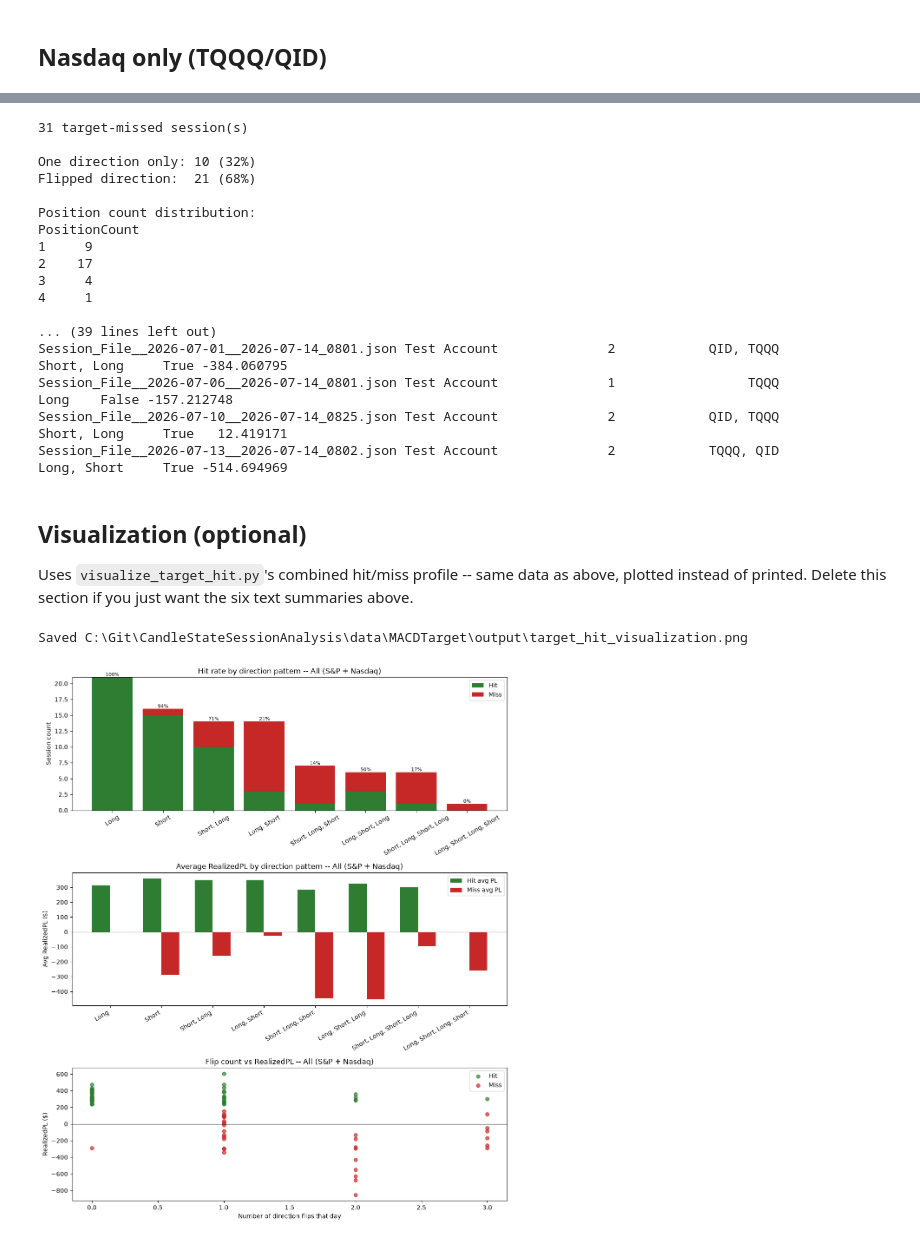
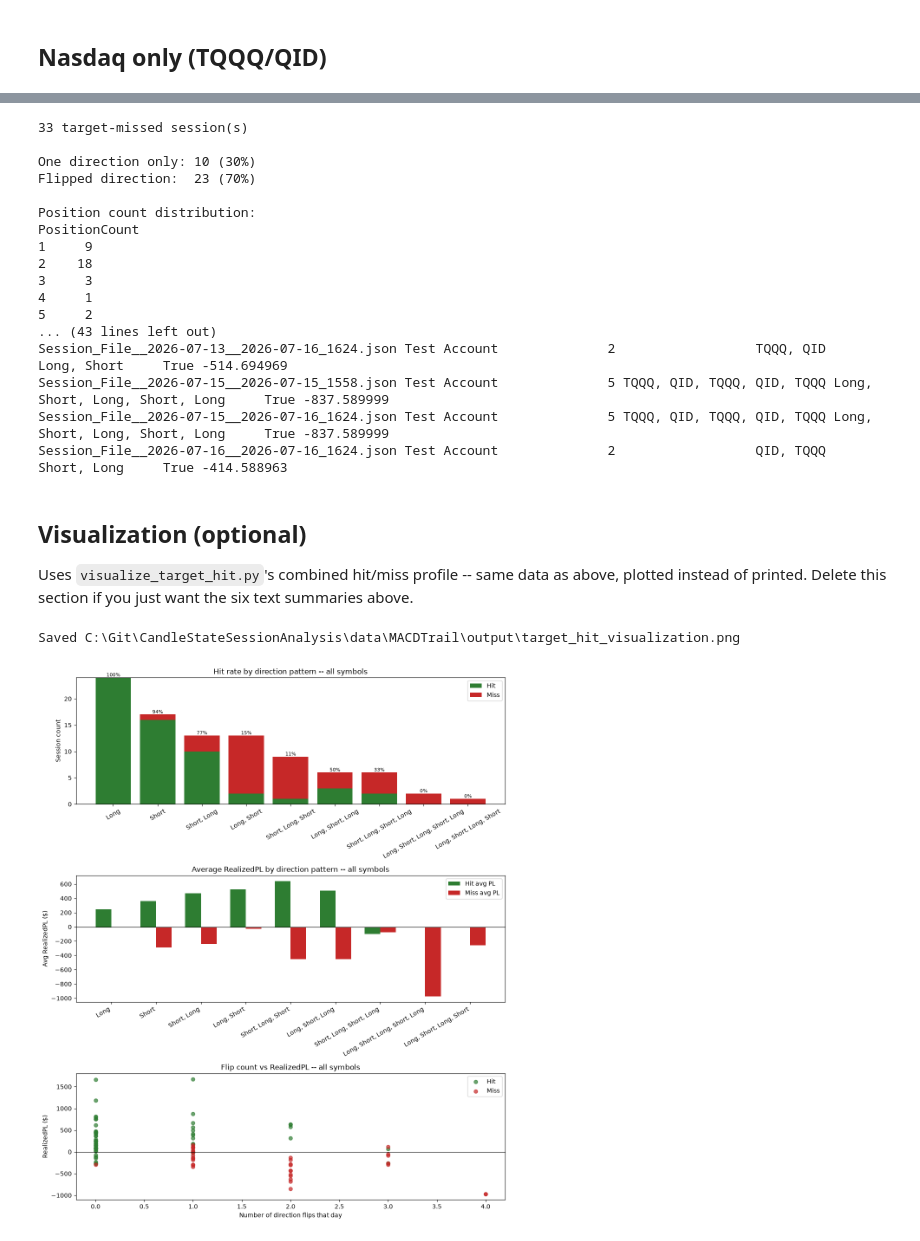
Before and after one commit to vze23c3q/CandleStateSessionAnalysis, a Jupyter notebook: notebooks/analyze_target_hit.ipynb, the cells around one changed output, grey strips where cells are left out. Cells and saved outputs as stored; diff of their text form; code cells hidden in the pictures.

Commit message:
Working on visuals

```diff
--- a/notebooks/analyze_target_hit.ipynb
+++ b/notebooks/analyze_target_hit.ipynb
@@ -7,7 +7,6 @@ x Hit / Miss) in one place, instead of six separate terminal calls.
 Edit `OUTPUT_FOLDER` below to point at your `parse_sessions.py` output
 folder, then run all cells.
 # %%
-
 import sys
 from pathlib import Path
 sys.path.append(str(Path.cwd().parent / "src"))
@@ -15,7 +14,10 @@ sys.path.append(str(Path.cwd().parent / "src"))
 import analyze_target_hit as ath
 from pathlib import Path
 
-OUTPUT_FOLDER = Path(r"C:\Git\CandleStateSessionAnalysis\data\MACDTarget\output")
+BASE_DIR = Path(r"C:\Git\CandleStateSessionAnalysis\data")
+STRATEGY = "MACDTrail"  # "MACDTrail" or "MACDTarget" or "MACDFlip"
+
+OUTPUT_FOLDER = BASE_DIR / STRATEGY / "output"
 
 sessions, positions = ath.load_tables(OUTPUT_FOLDER)
 print(f"{len(sessions)} sessions, {len(positions)} positions loaded")
@@ -138,23 +140,23 @@ Session_File__2026-07-14__2026-07-14_1626.json Test Account              1
 profile = ath.profile_target_hit_days(sessions, positions, ath.INDEX_SYMBOLS["N"], target_hit=False)
 ath.print_summary(profile, target_hit=False)
 # %% [output]
-31 target-missed session(s)
+33 target-missed session(s)
 
-One direction only: 10 (32%)
-Flipped direction:  21 (68%)
+One direction only: 10 (30%)
+Flipped direction:  23 (70%)
 
 Position count distribution:
 PositionCount
 1     9
-2    17
-3     4
+2    18
+3     3
 4     1
-
-... (39 lines left out)
-Session_File__2026-07-01__2026-07-14_0801.json Test Account              2            QID, TQQQ              Short, Long     True -384.060795
-Session_File__2026-07-06__2026-07-14_0801.json Test Account              1                 TQQQ                     Long    False -157.212748
-Session_File__2026-07-10__2026-07-14_0825.json Test Account              2            QID, TQQQ              Short, Long     True   12.419171
-Session_File__2026-07-13__2026-07-14_0802.json Test Account              2            TQQQ, QID              Long, Short     True -514.694969
+5     2
+... (43 lines left out)
+Session_File__2026-07-13__2026-07-16_1624.json Test Account              2                  TQQQ, QID                    Long, Short     True -514.694969
+Session_File__2026-07-15__2026-07-15_1558.json Test Account              5 TQQQ, QID, TQQQ, QID, TQQQ Long, Short, Long, Short, Long     True -837.589999
+Session_File__2026-07-15__2026-07-16_1624.json Test Account              5 TQQQ, QID, TQQQ, QID, TQQQ Long, Short, Long, Short, Long     True -837.589999
+Session_File__2026-07-16__2026-07-16_1624.json Test Account              2                  QID, TQQQ                    Short, Long     True -414.588963
 # %% [markdown]
 ## Visualization (optional)
 
@@ -164,9 +166,9 @@ the six text summaries above.
 # %%
 %matplotlib inline
 import visualize_target_hit as vth
 
 full_profile = vth.build_full_profile(sessions, positions, None)
-vth.plot_profile(full_profile, "All (S&P + Nasdaq)", OUTPUT_FOLDER / "target_hit_visualization.png")
+vth.plot_profile(full_profile, "all symbols", OUTPUT_FOLDER / "target_hit_visualization.png")
 # %% [output]
-Saved C:\Git\CandleStateSessionAnalysis\data\MACDTarget\output\target_hit_visualization.png
+Saved C:\Git\CandleStateSessionAnalysis\data\MACDTrail\output\target_hit_visualization.png
-[figure, old version]
+[figure, new version]
```
Also changed, not shown: parts of 7 cells of this notebook, 3 other files.
